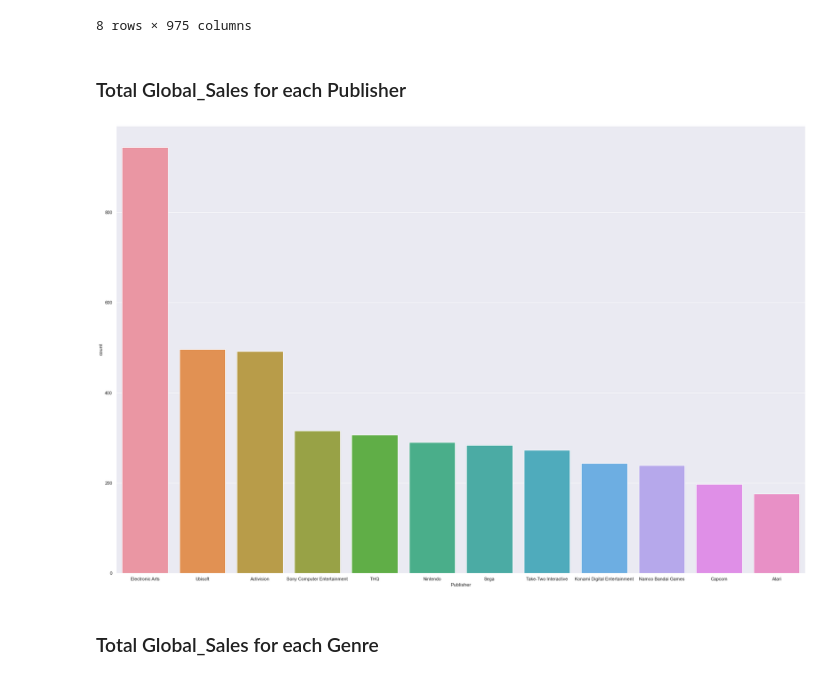
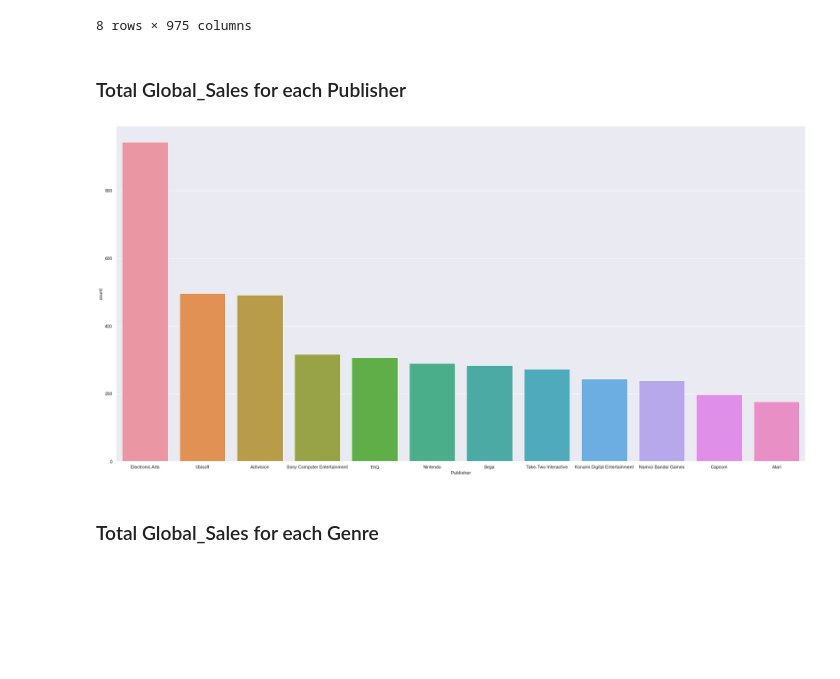
Before and after one commit to dihcuierc/Game_Analysis, a Jupyter notebook: NoteBooks/2. Data Visual.ipynb, the cells around one changed output. Saved outputs shown, nothing was run; the diff lists cells and outputs as text; code cells hidden in the pictures; blank space fills up the shorter version.

```diff
--- a/NoteBooks/2. Data Visual.ipynb
+++ b/NoteBooks/2. Data Visual.ipynb
@@ -37,12 +37,12 @@ mainData.describe()
 | 75% | 2010.000000 | 0.470000 | 0.250000 | 0.020000 | 0.090000 | 0.920000 | 81.000000 | 42.000000 | ... |
 | max | 2016.000000 | 15.680000 | 12.760000 | 6.500000 | 10.570000 | 35.520000 | 98.000000 | 113.000000 | ... |
 8 rows × 975 columns
-# %% [markdown]
-### Total Global_Sales for each Publisher
-# %%
-a = plt.figure(figsize=(30, 20))
-ax = sb.countplot(x="Publisher", data=mainData, order=mainData.Publisher.value_counts().iloc[:12].index,orient = 'h')
-# %% [output]
-[figure, removed]
+# %% [markdown]
+### Total Global_Sales for each Publisher
+# %%
+a = plt.figure(figsize=(30, 15))
+ax = sb.countplot(x="Publisher", data=mainData, order=mainData.Publisher.value_counts().iloc[:12].index,orient = 'h')
+# %% [output]
+[figure, added]
 # %% [markdown]
 ### Total Global_Sales for each Genre
```
Also changed, not shown: parts of 12 cells of this notebook.
